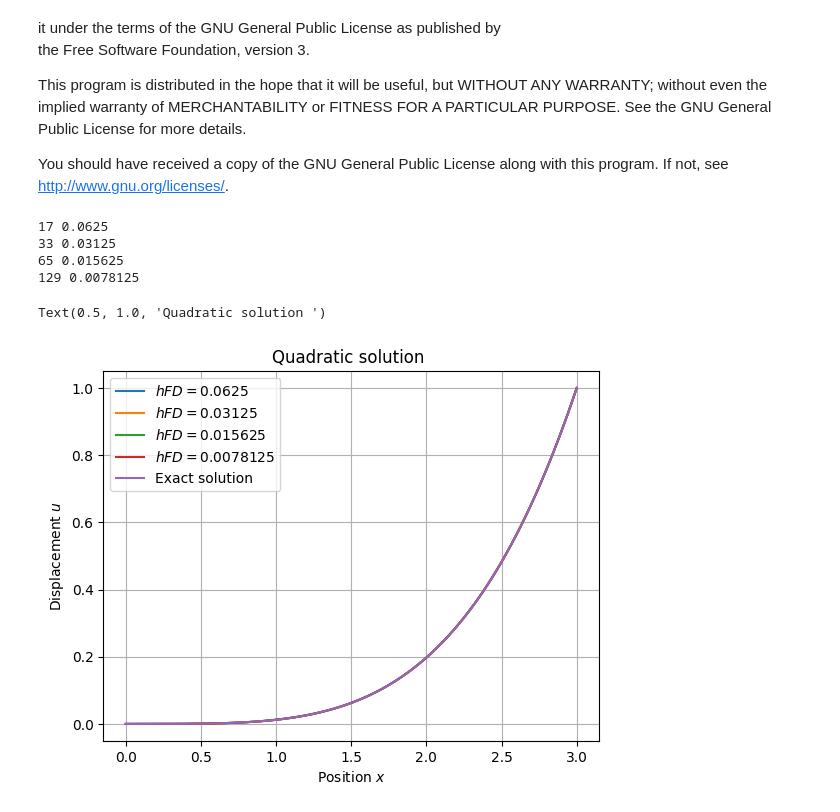
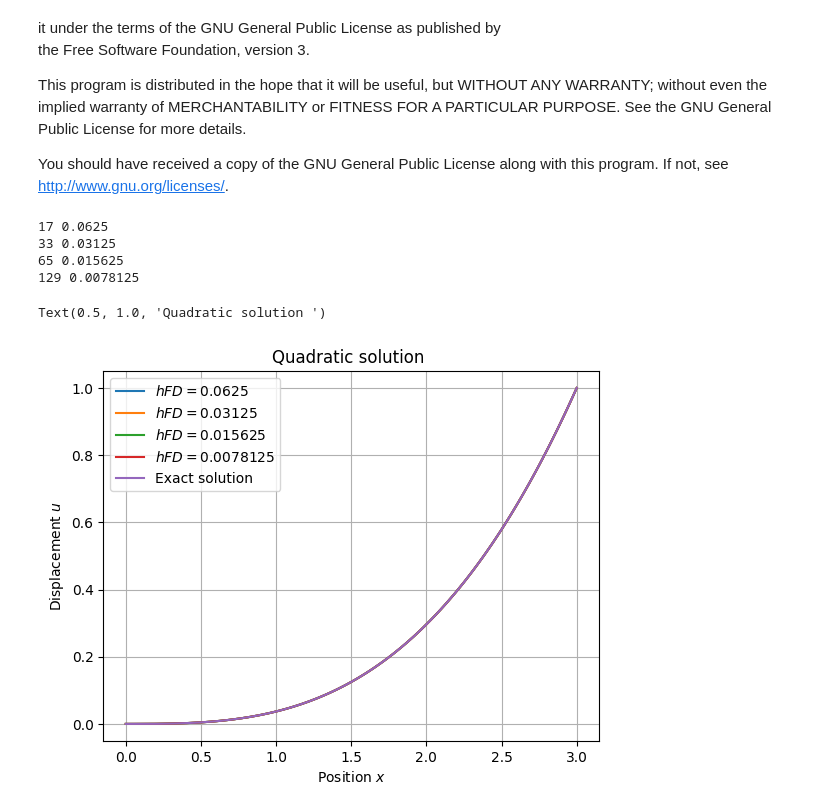
Before and after one commit to diehlpk/reusommer21, a Jupyter notebook: Coupling-MDCM-Neumann.ipynb, the cells around one changed output. Drawn from its saved outputs; the diff is of its cells as text; code cells hidden in the pictures.

```diff
--- a/Coupling-MDCM-Neumann.ipynb
+++ b/Coupling-MDCM-Neumann.ipynb
@@ -20,7 +20,7 @@ import matplotlib.pyplot as plt
 import sys
 from matplotlib.ticker import FormatStrFormatter
 # %%
-example = "Quartic"
+example = "Cubic"
 save_results = True
 has_condition = True
 g = -1
@@ -204,15 +204,20 @@ def compute(i):
     h = 1./n
     nodes = n + 1
 
+    hPD = h / 2
+    nPD = int(1 / hPD)+1
+
     print(nodes,h)
     x1 = np.linspace(0,1,nodes)
     x2 = np.linspace(1-2*h/2,2.+2*h/2,2*nodes-1+4)
     x3 = np.linspace(2,3.,nodes)
-    x = np.array(np.concatenate((x1,x2,x3)))
+    xAll = np.array(np.concatenate((x1,x2,x3)))
+    xFine = np.linspace(0,3*1,3*nPD-2)
 
-    M = CouplingMDCM(nodes,h,x)
 
-    f = forceCoupling(nodes,x)
+    M = CouplingMDCM(nodes,h,xAll)
+
+    f = forceCoupling(nodes,xAll)
 
     f[n] = 0
     f[n+1] = 0
@@ -224,15 +229,15 @@ def compute(i):
     f[mid+2] = 0
     f[mid+3] = 0
 
-    u = solve(M,f)
+    uCoupled = solve(M,f)
 
-    x1 = x[0:nodes-1]
-    x2 = x[nodes+2:mid+1:2]
-    x3 = x[mid+4:len(x)]
+    x1 = xAll[0:nodes-1]
+    x2 = xAll[nodes+1:mid+1:2]
+    x3 = xAll[mid+4:len(xAll)]
 
-    u1 = u[0:nodes-1]
-    u2 = u[nodes+2:mid+1:2]
-    u3 = u[mid+4:len(x)]
+    u1 = uCoupled[0:nodes-1]
+    u2 = uCoupled[nodes+1:mid+1:2]
+    u3 = uCoupled[mid+4:len(xAll)]
 
     x = np.concatenate([x1,x2,x3])
     u = np.concatenate([u1,u2,u3])
@@ -250,37 +255,46 @@ def compute(i):
 
     uFD = uFM
 
+    forceFD = forceFull(len(xFine),xFine)
+    MFD = FDM(len(xFine),h/2)
+
+    uFDMFine = solve(MFD,forceFD)
+
     if save_results:
         np.savetxt("u_mdcm_n_"+str(n)+"_"+example+".csv", u, delimiter=",")
 
 
-    return u , uFD , x
+    return uCoupled , uFD , xAll, xFine , uFDMFine
 # %%
 uCoupled = []
 uLocal = []
-xLocal = []
+xAll = []
+xFine = []
+uFDFine = []
 max_iteration = 8
 
 for i in range(4,max_iteration):
-    u , uFD , x = compute(i)
+    u , uFD , x, xF, uFDMFine = compute(i)
     uCoupled.append(u)
     uLocal.append(uFD)
-    xLocal.append(x)
+    xAll.append(x)
+    xFine.append(xF)
+    uFDFine.append(uFDMFine)
 
 n = np.power(2,int(max_iteration))
 h = 1./n
 
 x = np.arange(0,3+h,h)
 plt.plot(x,exactSolution(x),label="Exact solution")#
 plt.legend()
 plt.xlabel(r"Position $x$")
 plt.ylabel(r"Displacement $u$")
 plt.title(r"Quadratic solution ")
 #plt.savefig("coupling-vhm-"+str(example)+"-dirchelt.pdf")
 # %% [output]
 17 0.0625
 33 0.03125
 65 0.015625
 129 0.0078125
 Text(0.5, 1.0, 'Quadratic solution ')
-[figure, old version]
+[figure, new version]
```
Also changed, not shown: parts of 2 cells of this notebook.
